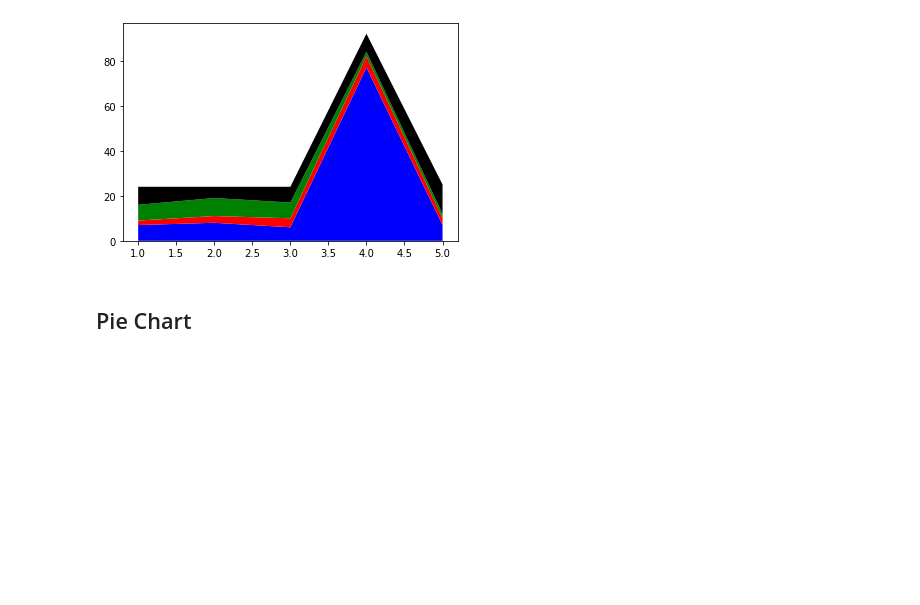
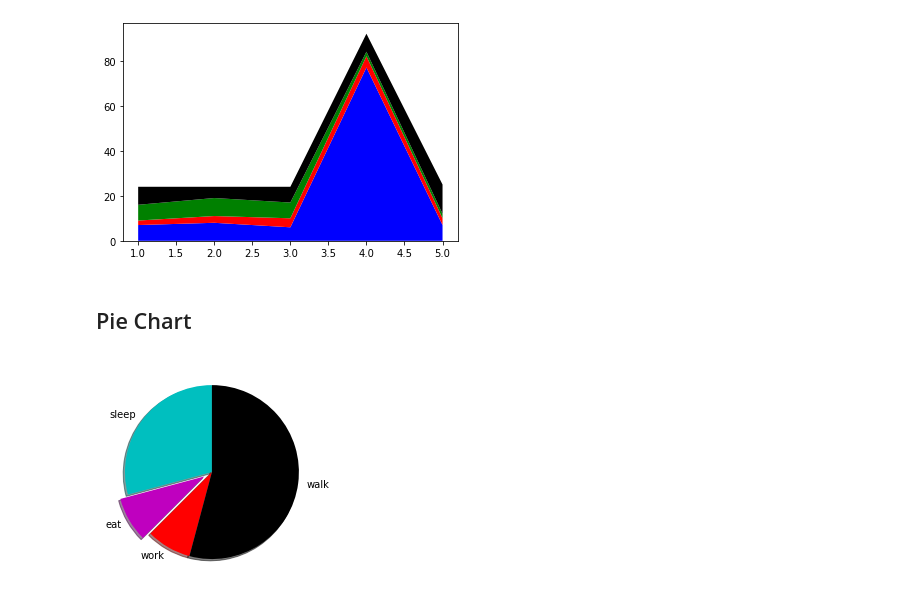
Before and after one commit to jpaulorc/Leaning-Python, a Jupyter notebook: NB00013-matplotlib.ipynb, the cells around one changed output. Saved outputs shown, nothing was run; the diff lists cells and outputs as text; code cells hidden in the pictures; blank space fills up the shorter version.

```diff
--- a/NB00013-matplotlib.ipynb
+++ b/NB00013-matplotlib.ipynb
@@ -117,0 +116,5 @@ plt.pie.
+# %%
+plt.pie(slices, labels=activities, colors=columns, startangle=90, shadow=True, explode=(0,0.1,0,0))
+plt.show()
+# %% [output]
+[figure, added]
```
Also changed, not shown: parts of 1 cell of this notebook.
